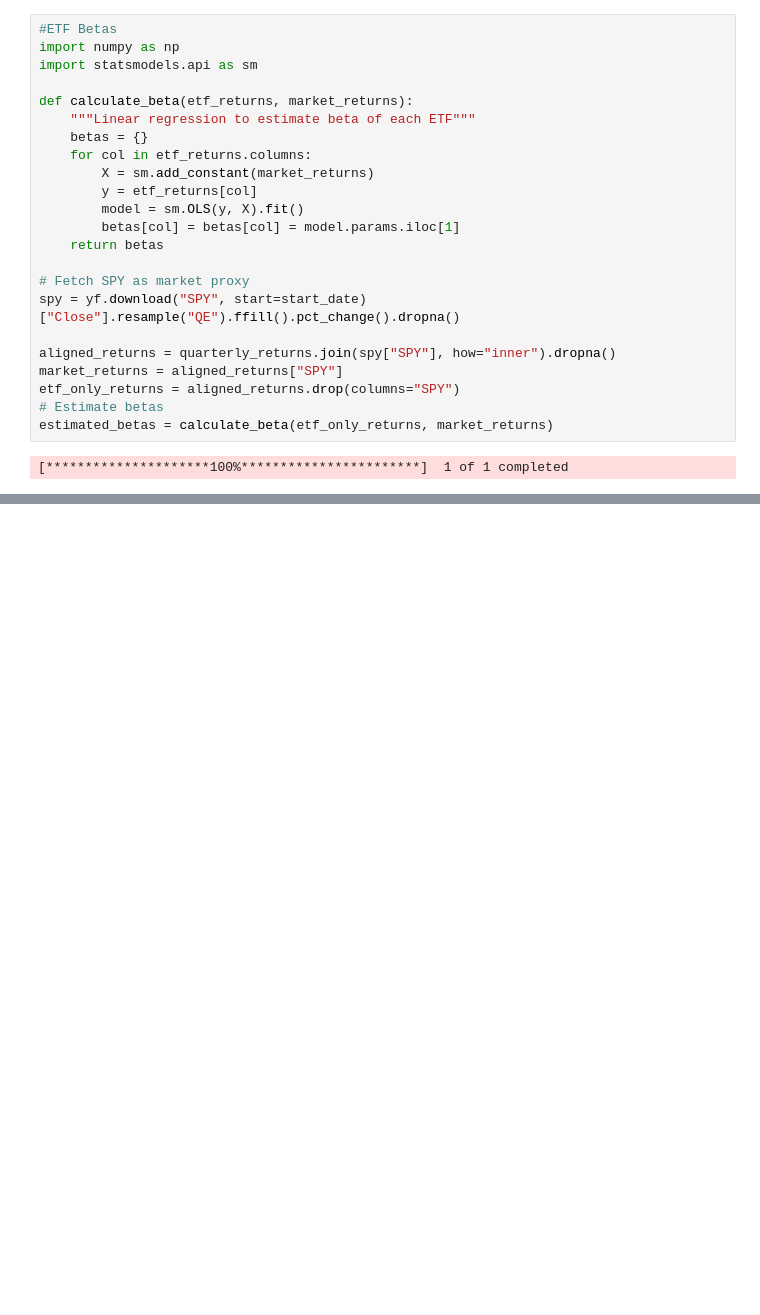
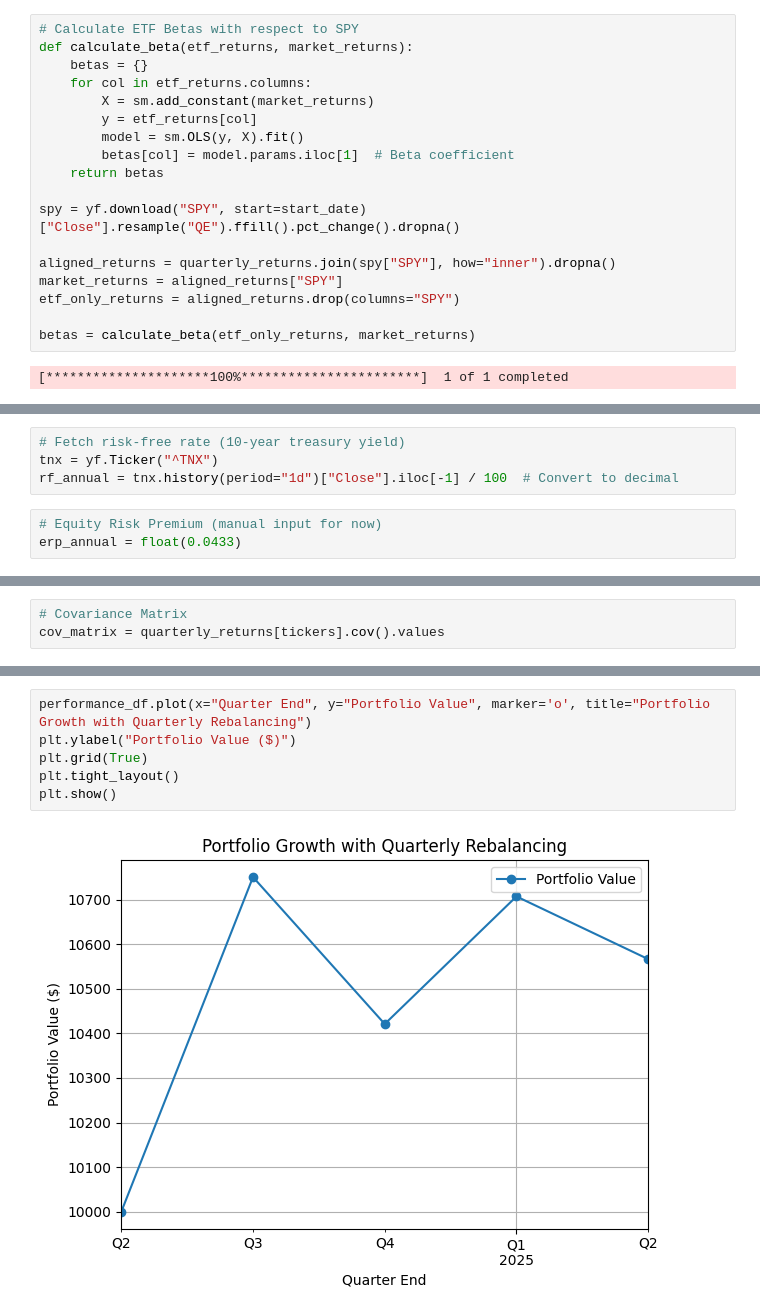
Before and after one commit to maxhtx/Spring-2025-Internship-Resources, a Jupyter notebook: portfolio-optimization/optimization_2.ipynb, the cells around one changed output, grey strips where cells are left out. Drawn from its saved outputs; the diff is of its cells as text; blank space fills up the shorter version.

```diff
--- a/portfolio-optimization/optimization_2.ipynb
+++ b/portfolio-optimization/optimization_2.ipynb
@@ -33,25 +31,20 @@ quarterly_returns = data.resample("QE").ffill().pct_change().dropna()
 # %%
-#ETF Betas
-import numpy as np
-import statsmodels.api as sm
-
+# Calculate ETF Betas with respect to SPY
 def calculate_beta(etf_returns, market_returns):
-    """Linear regression to estimate beta of each ETF"""
     betas = {}
     for col in etf_returns.columns:
         X = sm.add_constant(market_returns)
         y = etf_returns[col]
         model = sm.OLS(y, X).fit()
-        betas[col] = betas[col] = model.params.iloc[1]
+        betas[col] = model.params.iloc[1]  # Beta coefficient
     return betas
 
-# Fetch SPY as market proxy
 spy = yf.download("SPY", start=start_date)["Close"].resample("QE").ffill().pct_change().dropna()
 
 aligned_returns = quarterly_returns.join(spy["SPY"], how="inner").dropna()
 market_returns = aligned_returns["SPY"]
 etf_only_returns = aligned_returns.drop(columns="SPY")
-# Estimate betas
-estimated_betas = calculate_beta(etf_only_returns, market_returns)
+
+betas = calculate_beta(etf_only_returns, market_returns)
 # %% [output]
 [*********************100%***********************]  1 of 1 completed
@@ -76,0 +51,7 @@ display(beta_df)
+# %%
+# Fetch risk-free rate (10-year treasury yield)
+tnx = yf.Ticker("^TNX")
+rf_annual = tnx.history(period="1d")["Close"].iloc[-1] / 100  # Convert to decimal
+# %%
+# Equity Risk Premium (manual input for now)
+erp_annual = float(0.0433)
@@ -77 +60,4 @@ display(beta_df)
+# %%
+# Covariance Matrix
+cov_matrix = quarterly_returns[tickers].cov().values
 # %%
@@ -166,0 +203,8 @@ plt.show()
+# %%
+performance_df.plot(x="Quarter End", y="Portfolio Value", marker='o', title="Portfolio Growth with Quarterly Rebalancing")
+plt.ylabel("Portfolio Value ($)")
+plt.grid(True)
+plt.tight_layout()
+plt.show()
+# %% [output]
+[figure, added]
```
Also changed, not shown: parts of 13 cells of this notebook.
